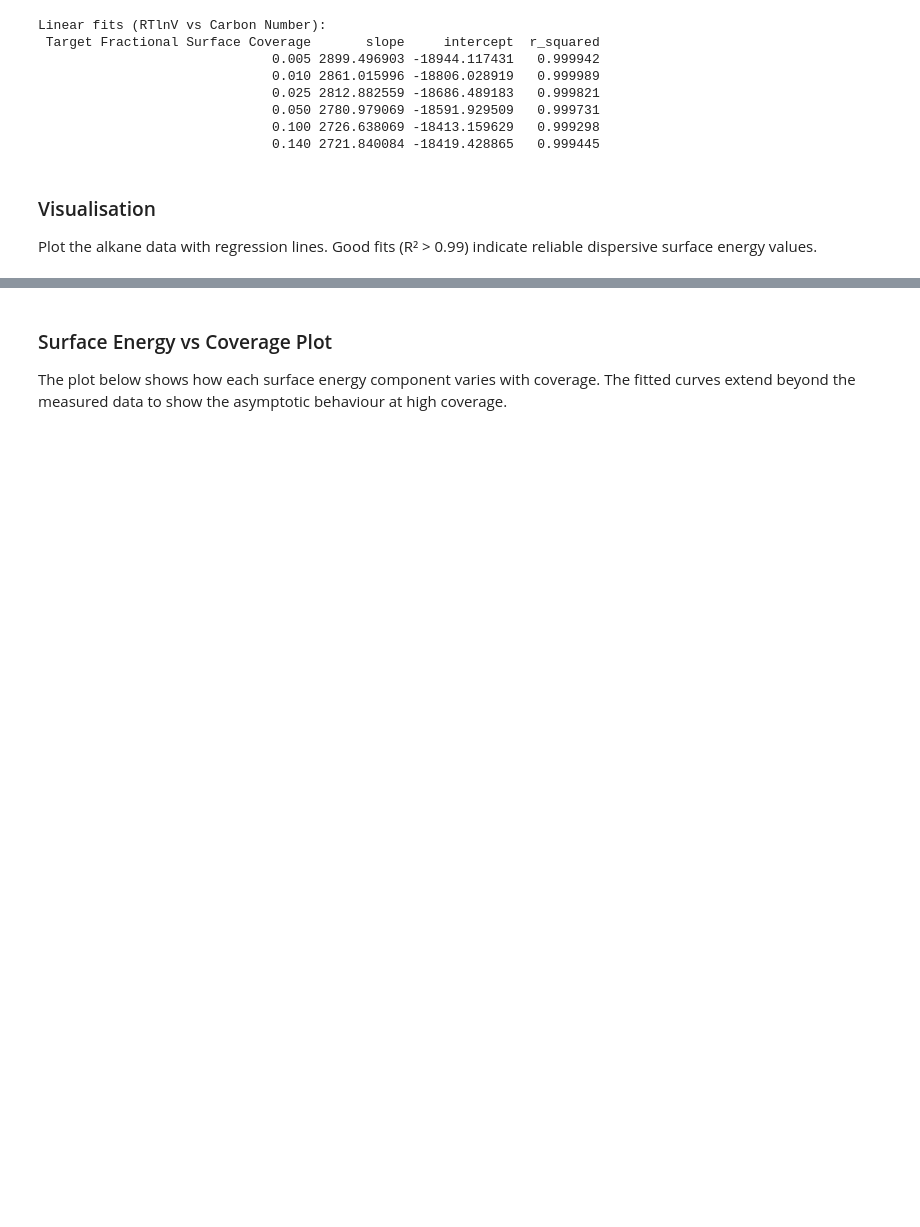
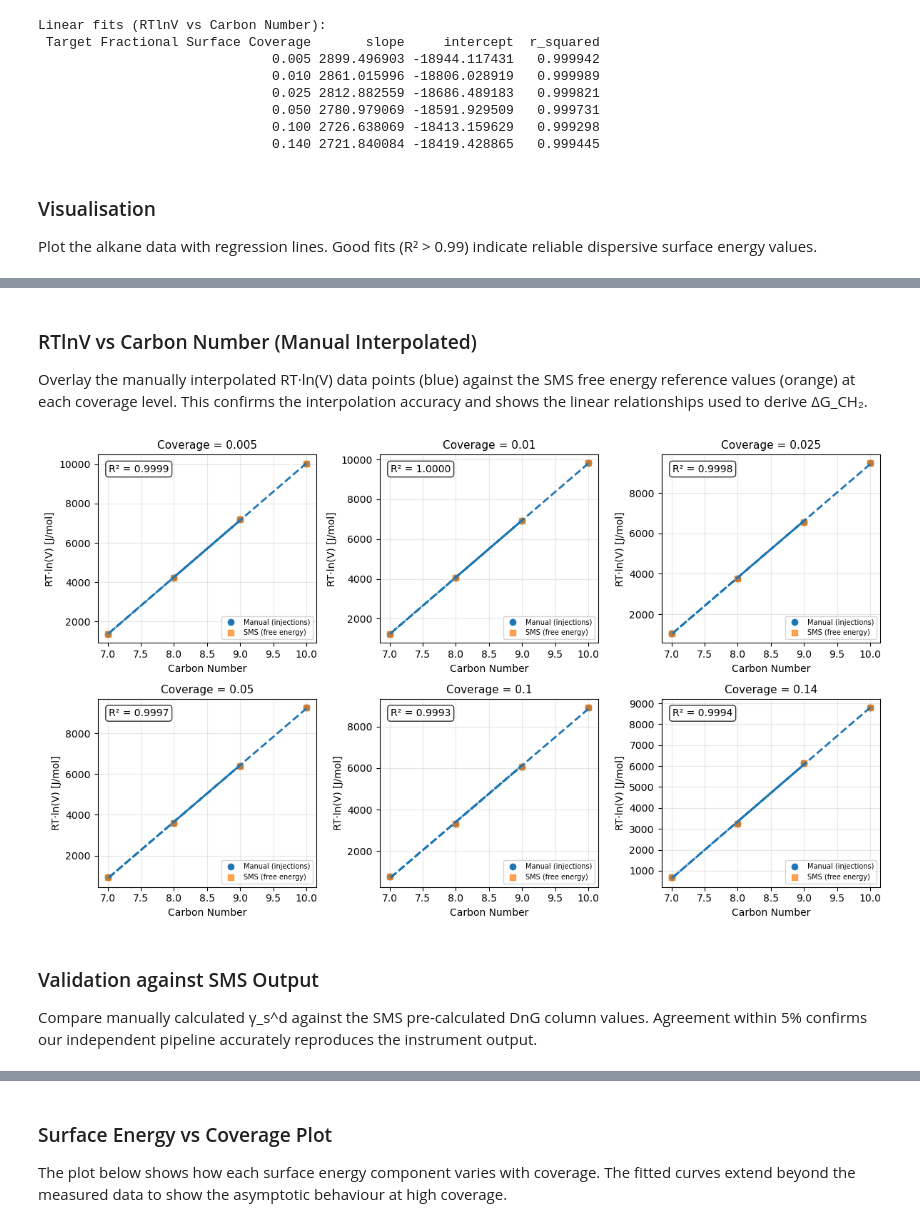
Before and after one commit to codie-freeman/inverse-gas-chromatography, a Jupyter notebook: examples/notebooks/00_test_package.ipynb, the cells around one changed output, grey strips where cells are left out. Saved outputs shown, nothing was run; the diff lists cells and outputs as text; code cells hidden in the pictures; blank space fills up the shorter version.

```diff
--- a/examples/notebooks/00_test_package.ipynb
+++ b/examples/notebooks/00_test_package.ipynb
@@ -166,0 +205,12 @@ plt.show()
+# %%
+# Restrict to the same alkane range as the SMS analysis (C7–C10)
+# Lighter alkanes (e.g. hexane) elute too quickly and give unreliable RTlnVg values
+_alkane_range = ["HEPTANE", "OCTANE", "NONANE", "DECANE"]
+
+gd_com = calculate_dispersive_from_injections(result, retention_type="COM", alkanes=_alkane_range)
+gd_max = calculate_dispersive_from_injections(result, retention_type="MAX", alkanes=_alkane_range)
+
+print("COM results (ΔG_CH₂ should match Section 2 slopes):")
+print(gd_com.to_string(index=False))
+print("\nMAX results:")
+print(gd_max.to_string(index=False))
@@ -166,0 +235,49 @@ plt.show()
+# %% [markdown]
+### RTlnV vs Carbon Number (Manual Interpolated)
+
+Overlay the manually interpolated RT·ln(V) data points (blue) against the SMS free energy reference values (orange) at each coverage level. This confirms the interpolation accuracy and shows the linear relationships used to derive ΔG_CH₂.
+# %%
+alkane_inj_com = prepare_alkane_data_from_injections(result, retention_type="COM", alkanes=_alkane_range)
+fits_inj_com = fit_dorris_gray(alkane_inj_com)
+
+fig_rtlnv, axes_rtlnv = plt.subplots(2, 3, figsize=(12, 7))
+axes_rtlnv = axes_rtlnv.ravel()
+coverages_inj = sorted(alkane_inj_com['Target Fractional Surface Coverage'].unique())
+
+for ax, cov, fit_row in zip(axes_rtlnv, coverages_inj, fits_inj_com.itertuples()):
+    subset_inj = alkane_inj_com[alkane_inj_com['Target Fractional Surface Coverage'] == cov].dropna(
+        subset=['Carbon Number', 'RTlnVg']
+    )
+    ax.plot(subset_inj['Carbon Number'], subset_inj['RTlnVg'], 'o', markersize=6,
+            color='tab:blue', label='Manual (injections)')
+
+    subset_sms = alkanes[alkanes['Target Fractional Surface Coverage'] == cov].dropna(
+        subset=['Carbon Number', 'RTlnVg']
+    )
+    ax.plot(subset_sms['Carbon Number'], subset_sms['RTlnVg'], 's', markersize=6,
+            color='tab:orange', alpha=0.7, label='SMS (free energy)')
+
+    if len(subset_inj) >= 2 and not np.isnan(fit_row.slope):
+        x = subset_inj['Carbon Number'].to_numpy()
+        y_fit = fit_row.slope * x + fit_row.intercept
+        ax.plot(x, y_fit, '--', linewidth=2, color='tab:blue')
+        ax.text(
+            0.05, 0.95, f'R\u00b2 = {fit_row.r_squared:.4f}',
+            transform=ax.transAxes, va='top', ha='left',
+            fontsize=10, bbox=dict(boxstyle='round', facecolor='white', alpha=0.8)
+        )
+
+    ax.set_title(f'Coverage = {cov}', fontsize=11)
+    ax.set_xlabel('Carbon Number', fontsize=10)
+    ax.set_ylabel('RT\u00b7ln(V) [J/mol]', fontsize=10)
+    ax.grid(True, alpha=0.3)
+    ax.legend(fontsize=7, loc='lower right')
+
+plt.tight_layout()
+plt.show()
+# %% [output]
+[figure, added]
+# %% [markdown]
+### Validation against SMS Output
+
+Compare manually calculated γ_s^d against the SMS pre-calculated DnG column values. Agreement within 5% confirms our independent pipeline accurately reproduces the instrument output.
```
Also changed, not shown: parts of 13 cells of this notebook, 4 other files.
